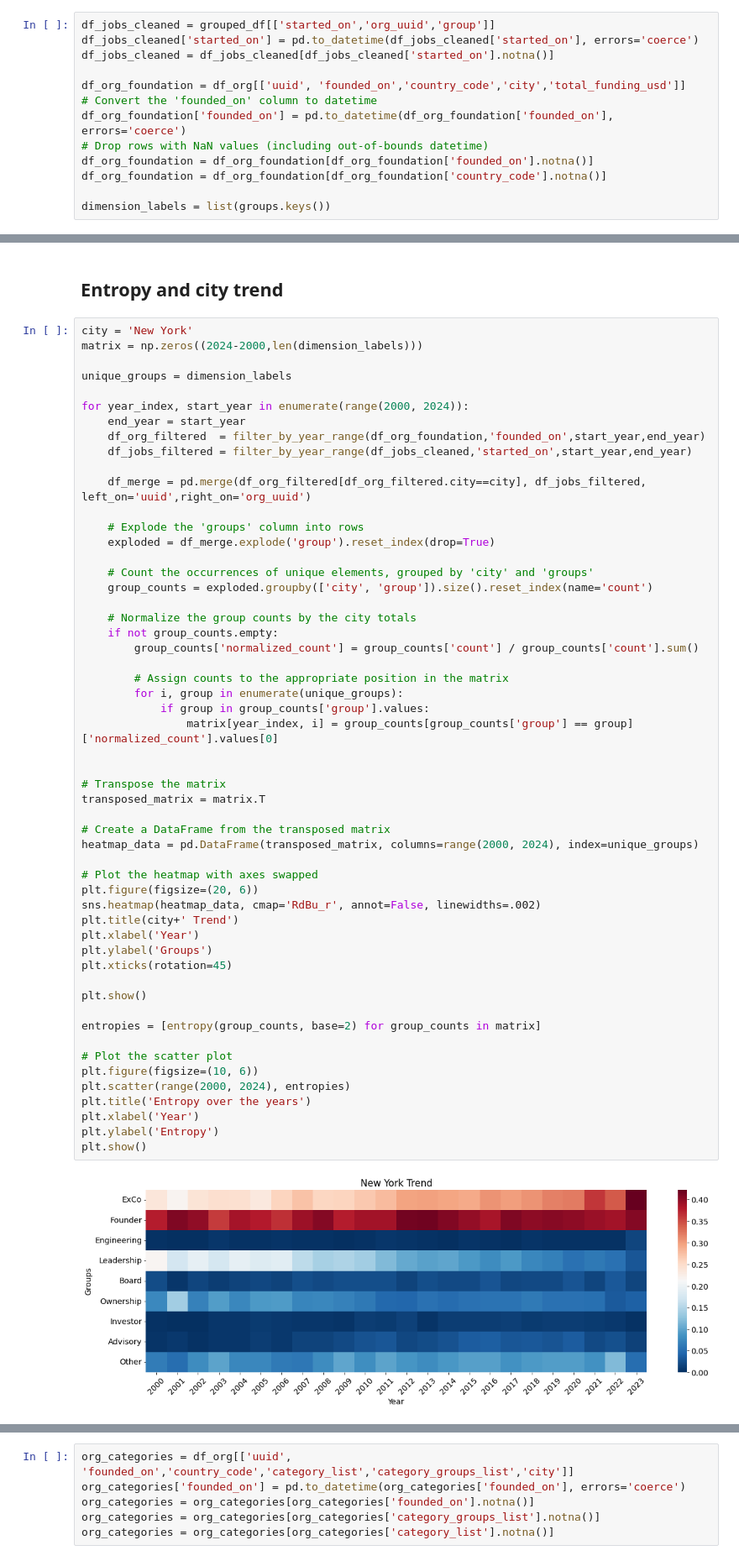
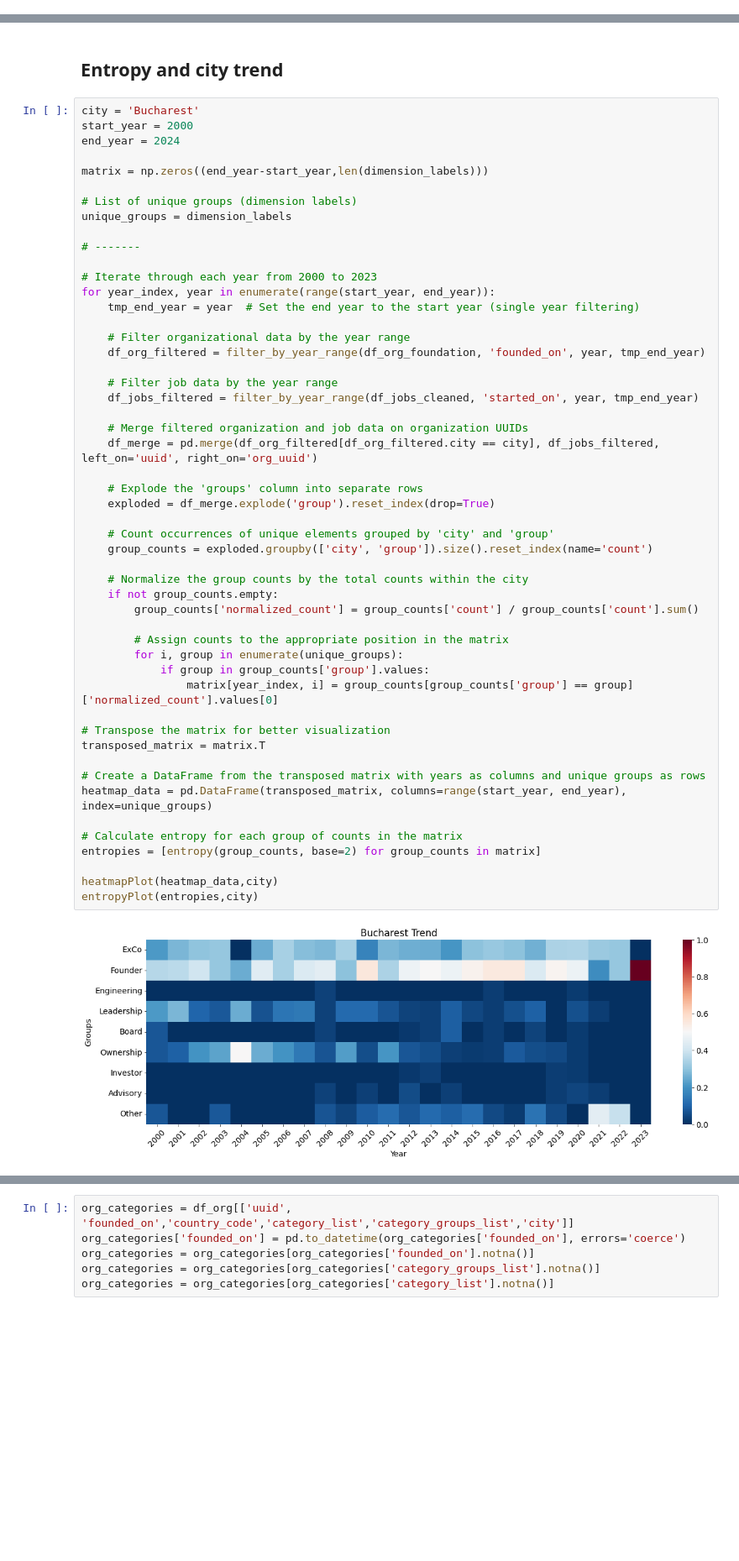
Before and after one commit to DarioZappala/caratterizzazione-sistemi-innovativi, a Jupyter notebook: fingerprint.ipynb, the cells around one changed output, grey strips where cells are left out. Shown at 84% size. Saved outputs shown, nothing was run; the diff lists cells and outputs as text; blank space fills up the shorter version.

```diff
--- a/fingerprint.ipynb
+++ b/fingerprint.ipynb
@@ -288,13 +74,0 @@ grouped_df['group'] = grouped_df['group'].apply(lambda x: x if isinstance(x, lis
-# %%
-df_jobs_cleaned = grouped_df[['started_on','org_uuid','group']]
-df_jobs_cleaned['started_on'] = pd.to_datetime(df_jobs_cleaned['started_on'], errors='coerce')
-df_jobs_cleaned = df_jobs_cleaned[df_jobs_cleaned['started_on'].notna()]
-
-df_org_foundation = df_org[['uuid', 'founded_on','country_code','city','total_funding_usd']]
-# Convert the 'founded_on' column to datetime
-df_org_foundation['founded_on'] = pd.to_datetime(df_org_foundation['founded_on'], errors='coerce')
-# Drop rows with NaN values (including out-of-bounds datetime)
-df_org_foundation = df_org_foundation[df_org_foundation['founded_on'].notna()]
-df_org_foundation = df_org_foundation[df_org_foundation['country_code'].notna()]
-
-dimension_labels = list(groups.keys())
@@ -393,58 +165,55 @@ Coppia Founder-Investor. Contare numero di link tra startup che sono legate tra
 # %% [markdown]
 ## Entropy and city trend
 # %%
-city = 'New York'
-matrix = np.zeros((2024-2000,len(dimension_labels)))
+city = 'Bucharest'
+start_year = 2000
+end_year = 2024
 
+matrix = np.zeros((end_year-start_year,len(dimension_labels)))
+
+# List of unique groups (dimension labels)
 unique_groups = dimension_labels
 
-for year_index, start_year in enumerate(range(2000, 2024)):
-    end_year = start_year
-    df_org_filtered  = filter_by_year_range(df_org_foundation,'founded_on',start_year,end_year)
-    df_jobs_filtered = filter_by_year_range(df_jobs_cleaned,'started_on',start_year,end_year)
+# -------
 
-    df_merge = pd.merge(df_org_filtered[df_org_filtered.city==city], df_jobs_filtered, left_on='uuid',right_on='org_uuid')
+# Iterate through each year from 2000 to 2023
+for year_index, year in enumerate(range(start_year, end_year)):
+    tmp_end_year = year  # Set the end year to the start year (single year filtering)
 
-    # Explode the 'groups' column into rows
+    # Filter organizational data by the year range
+    df_org_filtered = filter_by_year_range(df_org_foundation, 'founded_on', year, tmp_end_year)
+
+    # Filter job data by the year range
+    df_jobs_filtered = filter_by_year_range(df_jobs_cleaned, 'started_on', year, tmp_end_year)
+
+    # Merge filtered organization and job data on organization UUIDs
+    df_merge = pd.merge(df_org_filtered[df_org_filtered.city == city], df_jobs_filtered, left_on='uuid', right_on='org_uuid')
+
+    # Explode the 'groups' column into separate rows
     exploded = df_merge.explode('group').reset_index(drop=True)
 
-    # Count the occurrences of unique elements, grouped by 'city' and 'groups'
+    # Count occurrences of unique elements grouped by 'city' and 'group'
     group_counts = exploded.groupby(['city', 'group']).size().reset_index(name='count')
 
-    # Normalize the group counts by the city totals
+    # Normalize the group counts by the total counts within the city
     if not group_counts.empty:
         group_counts['normalized_count'] = group_counts['count'] / group_counts['count'].sum()
 
         # Assign counts to the appropriate position in the matrix
         for i, group in enumerate(unique_groups):
             if group in group_counts['group'].values:
                 matrix[year_index, i] = group_counts[group_counts['group'] == group]['normalized_count'].values[0]
 
-
-# Transpose the matrix
+# Transpose the matrix for better visualization
 transposed_matrix = matrix.T
 
-# Create a DataFrame from the transposed matrix
-heatmap_data = pd.DataFrame(transposed_matrix, columns=range(2000, 2024), index=unique_groups)
+# Create a DataFrame from the transposed matrix with years as columns and unique groups as rows
+heatmap_data = pd.DataFrame(transposed_matrix, columns=range(start_year, end_year), index=unique_groups)
 
-# Plot the heatmap with axes swapped
-plt.figure(figsize=(20, 6))
-sns.heatmap(heatmap_data, cmap='RdBu_r', annot=False, linewidths=.002)
-plt.title(city+' Trend')
-plt.xlabel('Year')
-plt.ylabel('Groups')
-plt.xticks(rotation=45)
-
-plt.show()
-
+# Calculate entropy for each group of counts in the matrix
 entropies = [entropy(group_counts, base=2) for group_counts in matrix]
 
-# Plot the scatter plot
-plt.figure(figsize=(10, 6))
-plt.scatter(range(2000, 2024), entropies)
-plt.title('Entropy over the years')
-plt.xlabel('Year')
-plt.ylabel('Entropy')
-plt.show()
+heatmapPlot(heatmap_data,city)
+entropyPlot(entropies,city)
 # %% [output]
-[figure, old version]
+[figure, new version]
```
Also changed, not shown: parts of 63 cells of this notebook, 2 other files.
